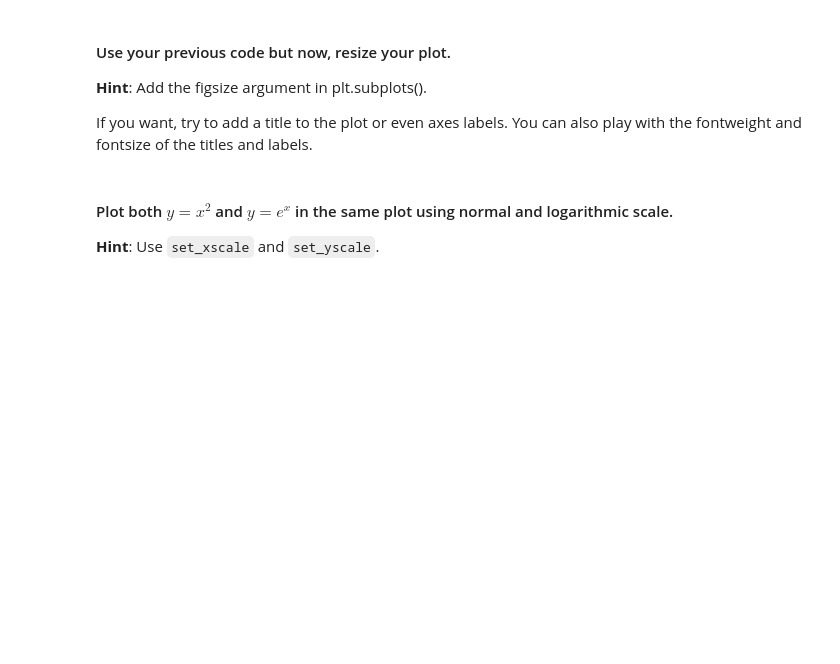
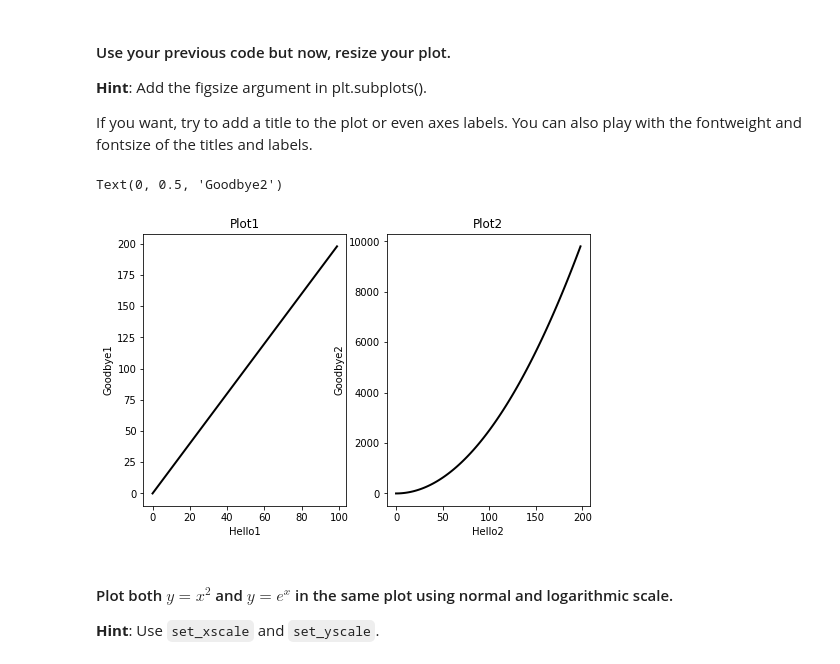
Before and after one commit to ta-data-lis/lab-matplotlib-seaborn, a Jupyter notebook: your-code/main.ipynb, the cells around one changed output. Drawn from its saved outputs; the diff is of its cells as text; code cells hidden in the pictures; blank space fills up the shorter version.

```diff
--- a/your-code/main.ipynb
+++ b/your-code/main.ipynb
@@ -36,3 +49,20 @@ If you want, try to add a title to the plot or even axes labels. You can also pl
+# %%
+# your code here
+f, (ax1, ax2) = plt.subplots(1, 2, figsize=(8, 5))
+ax1.plot(x, y, color= 'k', lw= 2)
+ax2.plot(y, z, color= 'k', lw= 2)
+
+ax1.set_title('Plot1')
+ax2.set_title('Plot2')
+
+ax1.set_xlabel('Hello1')
+ax2.set_xlabel('Hello2')
+
+ax1.set_ylabel('Goodbye1')
+ax2.set_ylabel('Goodbye2')
+# %% [output]
+Text(0, 0.5, 'Goodbye2')
+[figure, added]
 # %% [markdown]
 #### Plot both $y=x^2$ and $y=e^x$ in the same plot using normal and logarithmic scale.
 **Hint**: Use `set_xscale` and `set_yscale`.
```
Also changed, not shown: parts of 6 cells of this notebook.
